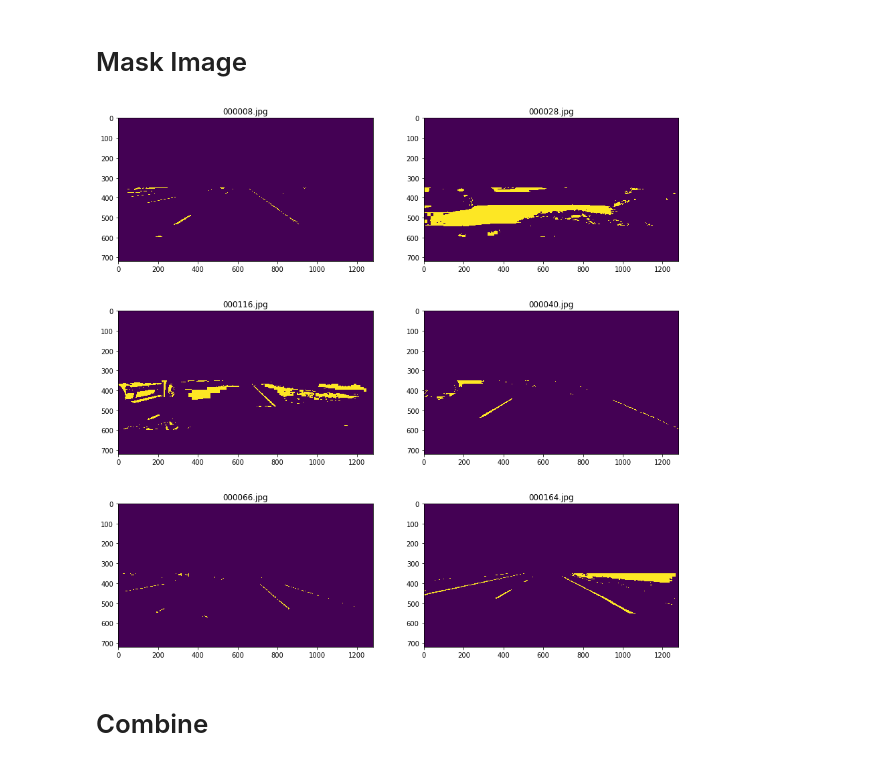
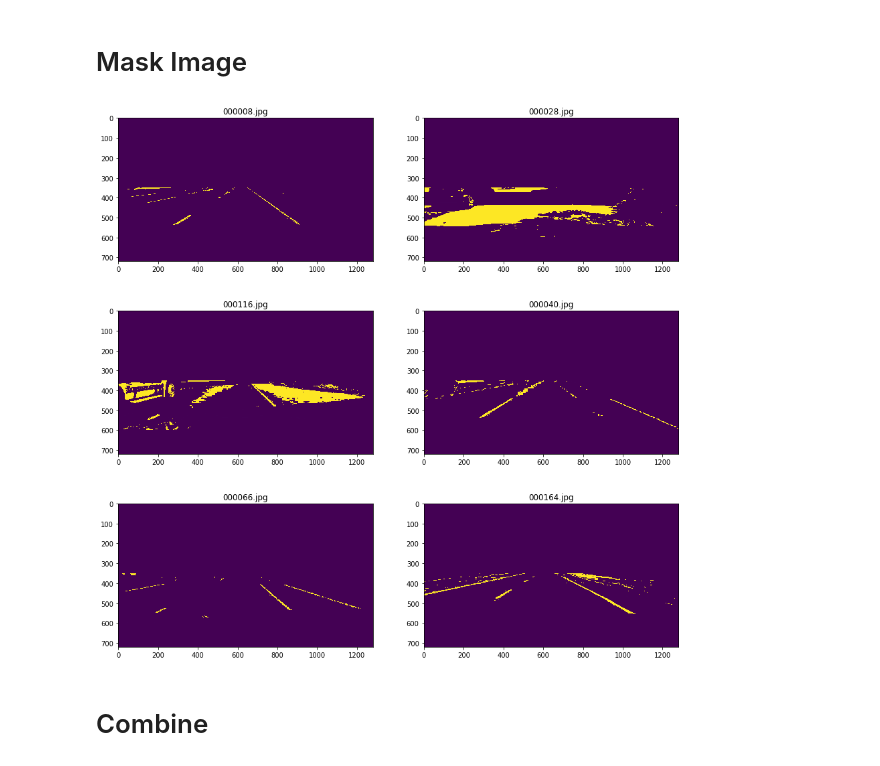
Before and after one commit to shirokunet/lane_segmentation, a Jupyter notebook: 01_Rule-based_lane-detection.ipynb, the cells around one changed output. Drawn from its saved outputs; the diff is of its cells as text; code cells hidden in the pictures.

Commit message:
add canny into rule based

```diff
--- a/01_Rule-based_lane-detection.ipynb
+++ b/01_Rule-based_lane-detection.ipynb
@@ -39,8 +39,8 @@ for i in range(len(image_list)):
 # %%
 def multi_threshold(image):
     settings = []
-    settings.append({'cspace': 'LAB', 'channel': 2, 'clipLimit': 2.0, 'threshold': 150})
-    settings.append({'cspace': 'HLS', 'channel': 1, 'clipLimit': 1.0, 'threshold': 220})
+    settings.append({'cspace': 'LAB', 'channel': 2, 'clipLimit': 2.0, 'threshold': 190})
+    settings.append({'cspace': 'HLS', 'channel': 1, 'clipLimit': 1.0, 'threshold': 200})
     settings.append({'cspace': 'HSV', 'channel': 2, 'clipLimit': 3.0, 'threshold': 230})
 
     gray = cv2.cvtColor(image, cv2.COLOR_RGB2GRAY)
@@ -56,7 +56,7 @@ def multi_threshold(image):
         binary[(norm_img >= s['threshold']) & (norm_img <= 255)] = 1
         combined_binary[(combined_binary == 1) | (binary == 1)] = 1
 
-    return combined_binary
+    return combined_binary*255
 # %%
 for i in range(len(image_list)):
     image = mpimg.imread(image_dir + image_list[i])
@@ -68,0 +71,20 @@ for i in range(len(image_list)):
+# %%
+def apply_canny(image):
+    gray = cv2.cvtColor(image, cv2.COLOR_RGB2GRAY)
+
+    kernel_size = 7
+    sigma1 = 1
+    blur_gray = cv2.GaussianBlur(gray,(kernel_size, kernel_size), sigma1)
+
+    low_threshold = 50
+    high_threshold = 150
+    edges = cv2.Canny(blur_gray, low_threshold, high_threshold)*255
+
+    return edges
+# %%
+for i in range(len(image_list)):
+    image = mpimg.imread(image_dir + image_list[i])
+
+    image_threshold = apply_canny(image)
+
+    show_image(i, image_threshold)
@@ -76,14 +100,16 @@ def mask_image(image_threshold, top=350, down=600):
 # %%
 for i in range(len(image_list)):
     image = mpimg.imread(image_dir + image_list[i])
 
-    image_threshold = multi_threshold(image)
+    image_canny = apply_canny(image)
+    image_mthreshold = multi_threshold(image)
+    image_threshold = cv2.addWeighted(image_canny, 1.0, image_mthreshold, 1.0, 0)
 
     image_masked = mask_image(image_threshold)
 
     show_image(i, image_masked)
 # %% [output]
-[figure, old version]
+[figure, new version]
 # %% [markdown]
 # Combine
 # %%
```
Also changed, not shown: parts of 6 cells of this notebook, 1 other file.
